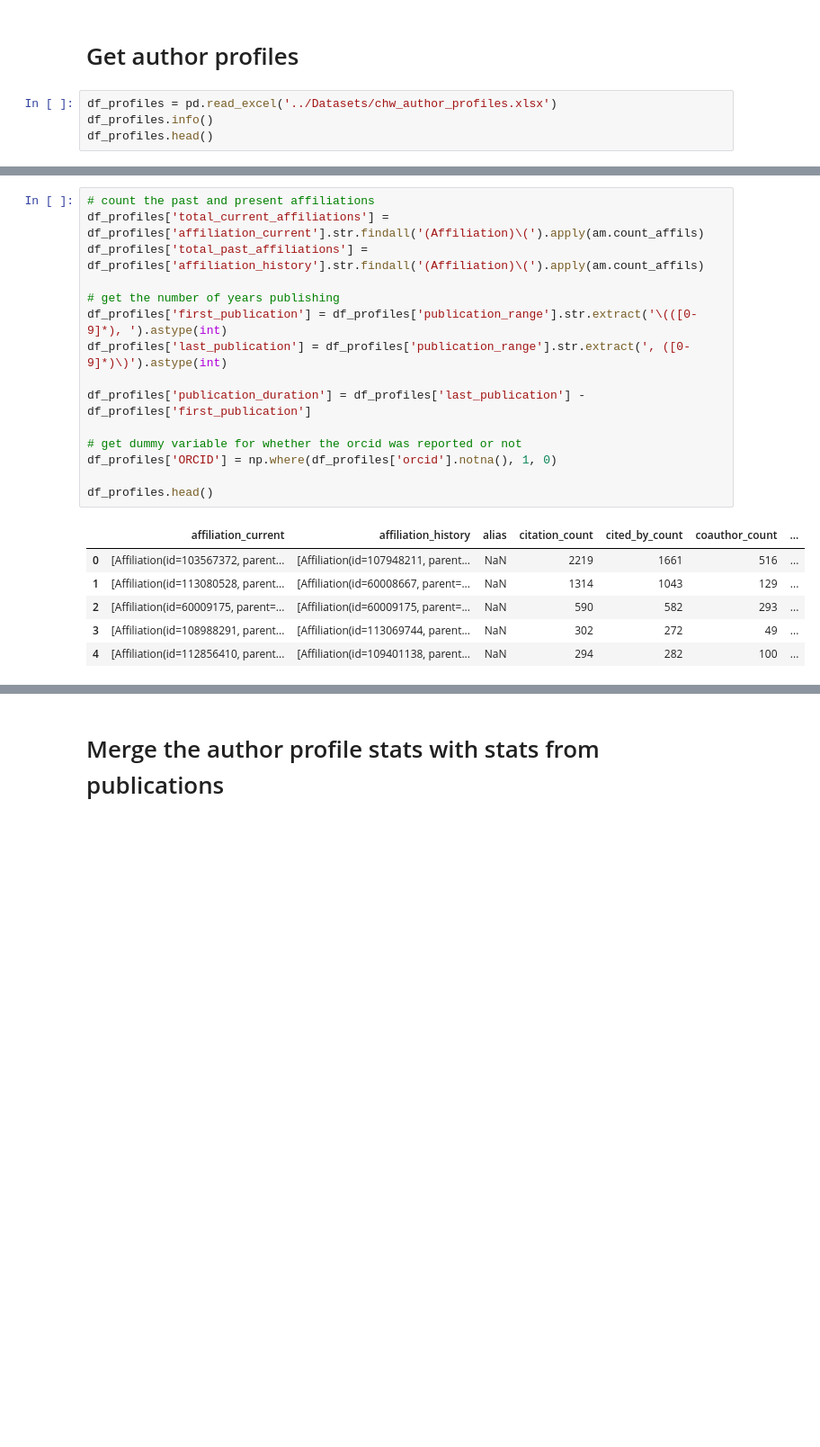
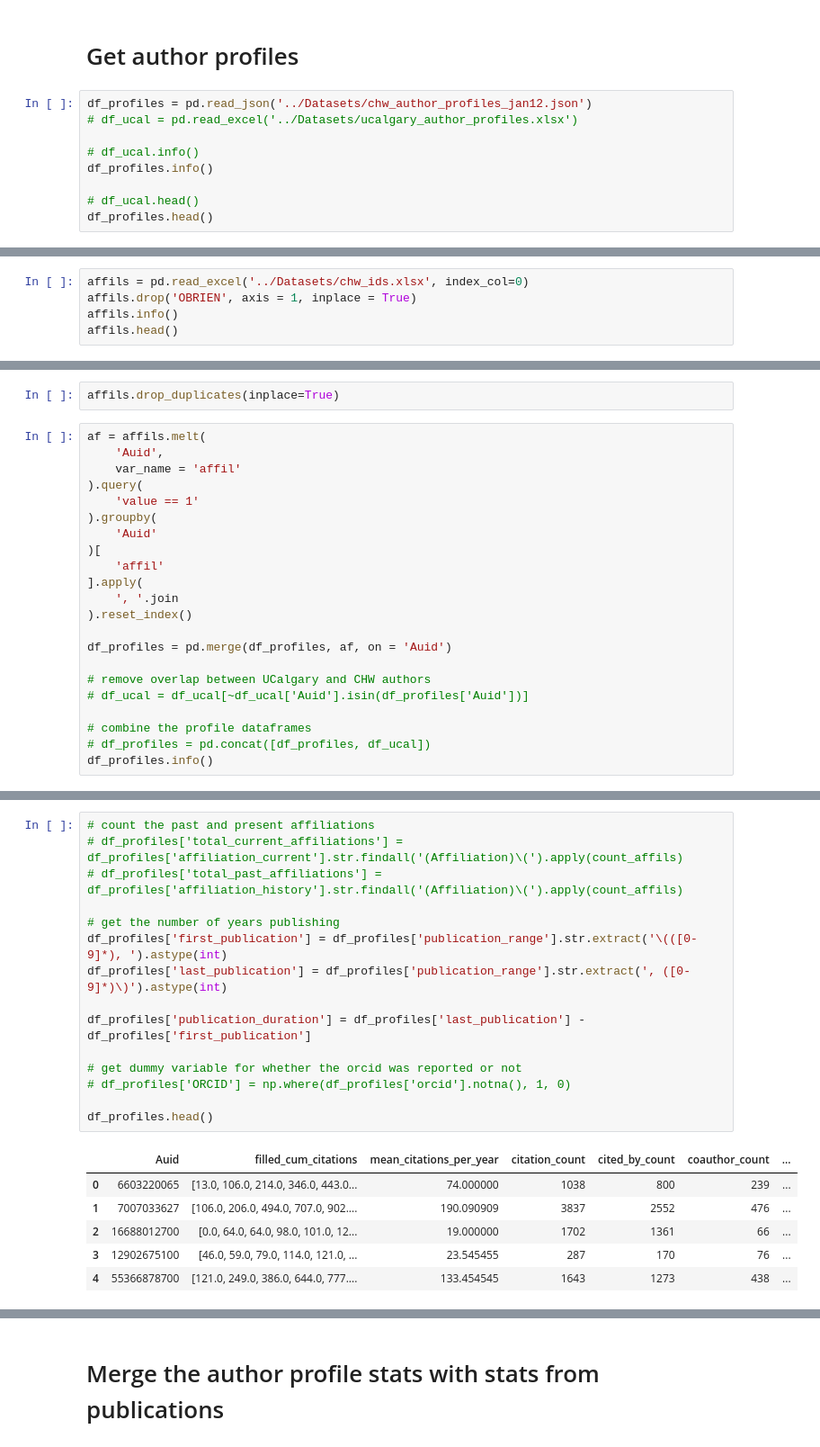
Before and after one commit to uniformlyMatt/bibliometrics, a Jupyter notebook: PCA prep.ipynb, the cells around one changed output, grey strips where cells are left out. Shown: that part at 90% size. Saved outputs shown, nothing was run; the diff lists cells and outputs as text; blank space fills up the shorter version.

```diff
--- a/PCA prep.ipynb
+++ b/PCA prep.ipynb
@@ -244,8 +413,13 @@ memory usage: 393.1 KB
 # %% [markdown]
 # Get author profiles
 # %%
-df_profiles = pd.read_excel('../Datasets/chw_author_profiles.xlsx')
+df_profiles = pd.read_json('../Datasets/chw_author_profiles_jan12.json')
+# df_ucal = pd.read_excel('../Datasets/ucalgary_author_profiles.xlsx')
+
+# df_ucal.info()
 df_profiles.info()
+
+# df_ucal.head()
 df_profiles.head()
 # %% [output]
 <class 'pandas.core.frame.DataFrame'>
@@ -274,0 +450,5 @@ memory usage: 607.2+ KB
+# %%
+affils = pd.read_excel('../Datasets/chw_ids.xlsx', index_col=0)
+affils.drop('OBRIEN', axis = 1, inplace = True)
+affils.info()
+affils.head()
@@ -274,0 +477,24 @@ memory usage: 607.2+ KB
+# %%
+affils.drop_duplicates(inplace=True)
+# %%
+af = affils.melt(
+    'Auid',
+    var_name = 'affil'
+).query(
+    'value == 1'
+).groupby(
+    'Auid'
+)[
+    'affil'
+].apply(
+    ', '.join
+).reset_index()
+
+df_profiles = pd.merge(df_profiles, af, on = 'Auid')
+
+# remove overlap between UCalgary and CHW authors
+# df_ucal = df_ucal[~df_ucal['Auid'].isin(df_profiles['Auid'])]
+
+# combine the profile dataframes
+# df_profiles = pd.concat([df_profiles, df_ucal])
+df_profiles.info()
@@ -275,22 +521,22 @@ memory usage: 607.2+ KB
 # %%
 # count the past and present affiliations
-df_profiles['total_current_affiliations'] = df_profiles['affiliation_current'].str.findall('(Affiliation)\(').apply(am.count_affils)
-df_profiles['total_past_affiliations'] = df_profiles['affiliation_history'].str.findall('(Affiliation)\(').apply(am.count_affils)
+# df_profiles['total_current_affiliations'] = df_profiles['affiliation_current'].str.findall('(Affiliation)\(').apply(count_affils)
+# df_profiles['total_past_affiliations'] = df_profiles['affiliation_history'].str.findall('(Affiliation)\(').apply(count_affils)
 
 # get the number of years publishing
 df_profiles['first_publication'] = df_profiles['publication_range'].str.extract('\(([0-9]*), ').astype(int)
 df_profiles['last_publication'] = df_profiles['publication_range'].str.extract(', ([0-9]*)\)').astype(int)
 
 df_profiles['publication_duration'] = df_profiles['last_publication'] - df_profiles['first_publication']
 
 # get dummy variable for whether the orcid was reported or not
-df_profiles['ORCID'] = np.where(df_profiles['orcid'].notna(), 1, 0)
+# df_profiles['ORCID'] = np.where(df_profiles['orcid'].notna(), 1, 0)
 
 df_profiles.head()
 # %% [output]
-|  | affiliation_current | affiliation_history | alias | citation_count | cited_by_count | coauthor_count | ... |
-| 0 | [Affiliation(id=103567372, parent... | [Affiliation(id=107948211, parent... | NaN | 2219 | 1661 | 516 | ... |
-| 1 | [Affiliation(id=113080528, parent... | [Affiliation(id=60008667, parent=... | NaN | 1314 | 1043 | 129 | ... |
-| 2 | [Affiliation(id=60009175, parent=... | [Affiliation(id=60009175, parent=... | NaN | 590 | 582 | 293 | ... |
-| 3 | [Affiliation(id=108988291, parent... | [Affiliation(id=113069744, parent... | NaN | 302 | 272 | 49 | ... |
-| 4 | [Affiliation(id=112856410, parent... | [Affiliation(id=109401138, parent... | NaN | 294 | 282 | 100 | ... |
+|  | Auid | filled_cum_citations | mean_citations_per_year | citation_count | cited_by_count | coauthor_count | ... |
+| 0 | 6603220065 | [13.0, 106.0, 214.0, 346.0, 443.0... | 74.000000 | 1038 | 800 | 239 | ... |
+| 1 | 7007033627 | [106.0, 206.0, 494.0, 707.0, 902.... | 190.090909 | 3837 | 2552 | 476 | ... |
+| 2 | 16688012700 | [0.0, 64.0, 64.0, 98.0, 101.0, 12... | 19.000000 | 1702 | 1361 | 66 | ... |
+| 3 | 12902675100 | [46.0, 59.0, 79.0, 114.0, 121.0, ... | 23.545455 | 287 | 170 | 76 | ... |
+| 4 | 55366878700 | [121.0, 249.0, 386.0, 644.0, 777.... | 133.454545 | 1643 | 1273 | 438 | ... |
```
Also changed, not shown: parts of 132 cells of this notebook, 3 other files.
